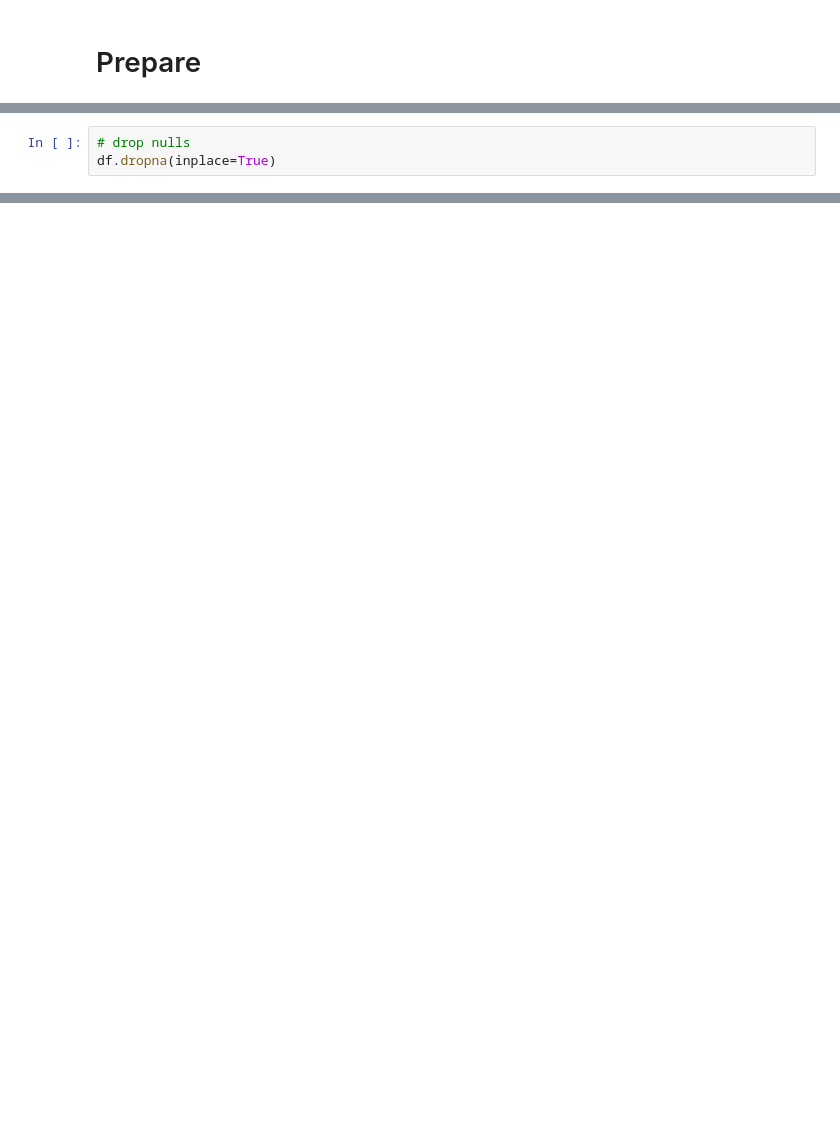
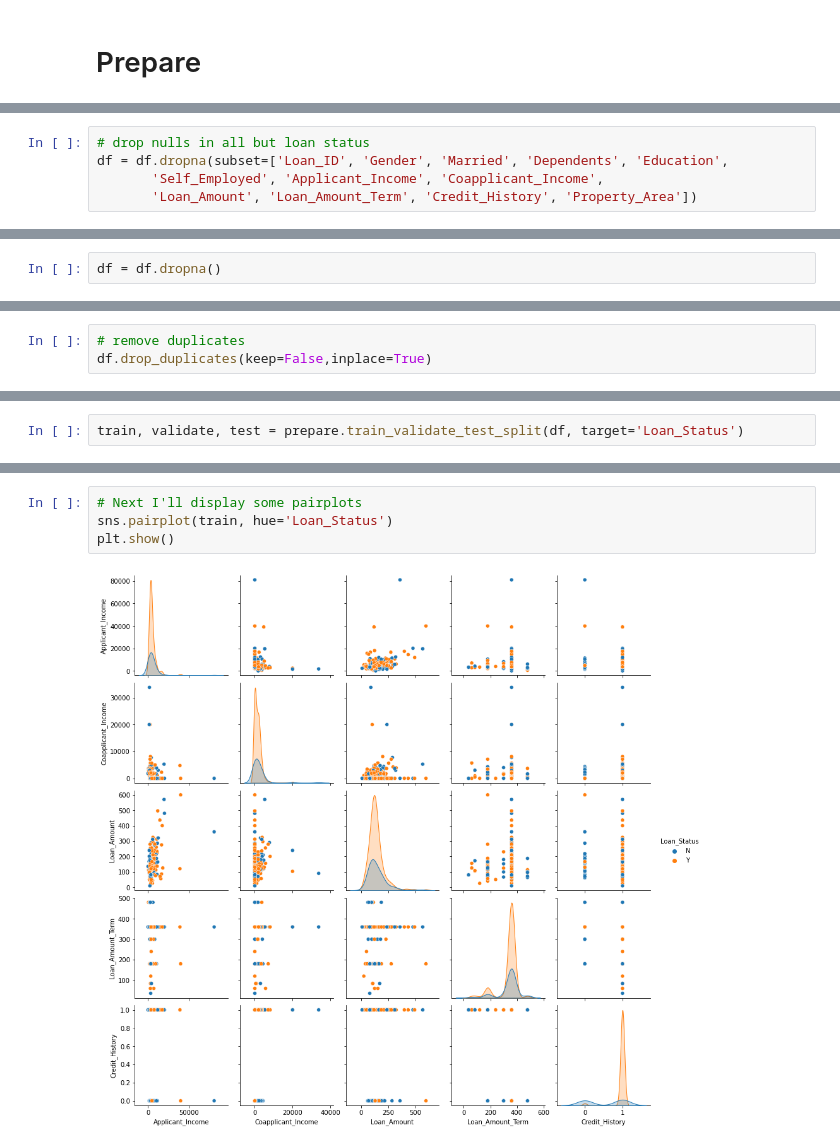
Before and after one commit to SLawsonWoods/Loan_Status_Classification_Project, a Jupyter notebook: my_project.ipynb, the cells around one changed output, grey strips where cells are left out. Cells and saved outputs as stored; diff of their text form; blank space fills up the shorter version.

Commit message:
preparing and beginning to explore loan data.

```diff
--- a/my_project.ipynb
+++ b/my_project.ipynb
@@ -70,3 +172,5 @@ df.isna().sum()
 # %%
-# drop nulls
-df.dropna(inplace=True)
+# drop nulls in all but loan status
+df = df.dropna(subset=['Loan_ID', 'Gender', 'Married', 'Dependents', 'Education',
+       'Self_Employed', 'Applicant_Income', 'Coapplicant_Income',
+       'Loan_Amount', 'Loan_Amount_Term', 'Credit_History', 'Property_Area'])
@@ -74,0 +184,2 @@ df.isna().sum()
+# %%
+df = df.dropna()
@@ -74,0 +190,3 @@ df.isna().sum()
+# %%
+# remove duplicates
+df.drop_duplicates(keep=False,inplace=True)
@@ -74,0 +198,2 @@ df.isna().sum()
+# %%
+train, validate, test = prepare.train_validate_test_split(df, target='Loan_Status')
@@ -80,0 +237,6 @@ def prep_function():
+# %%
+# Next I'll display some pairplots
+sns.pairplot(train, hue='Loan_Status')
+plt.show()
+# %% [output]
+[figure, added]
```
Also changed, not shown: parts of 32 cells of this notebook, 1 other file.
